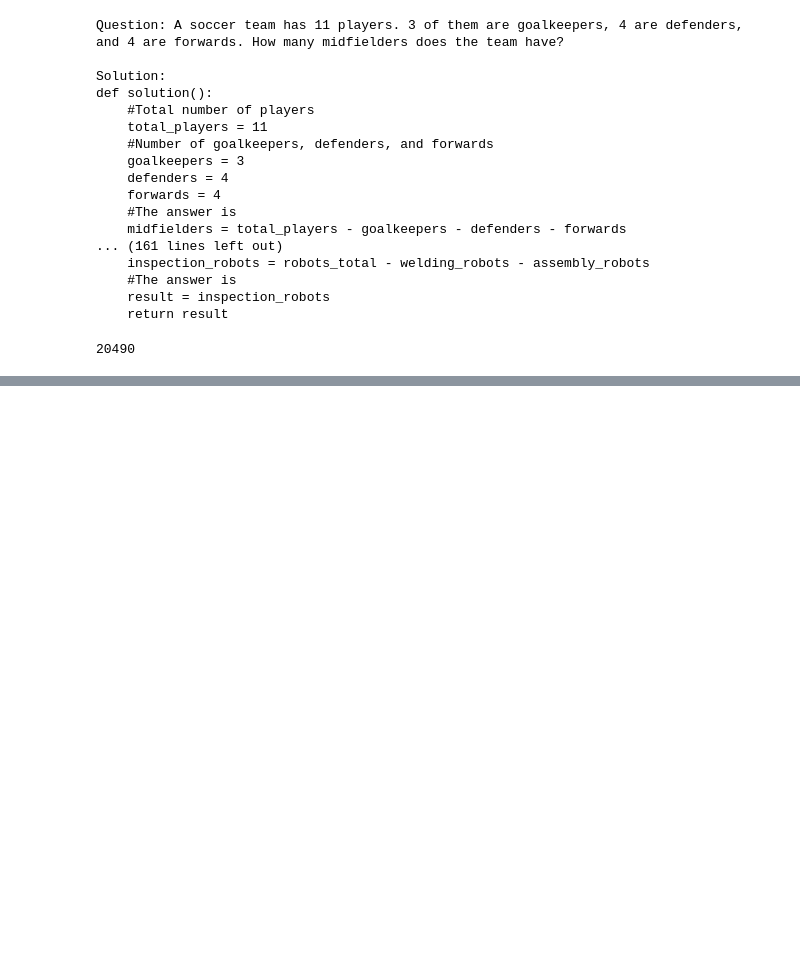
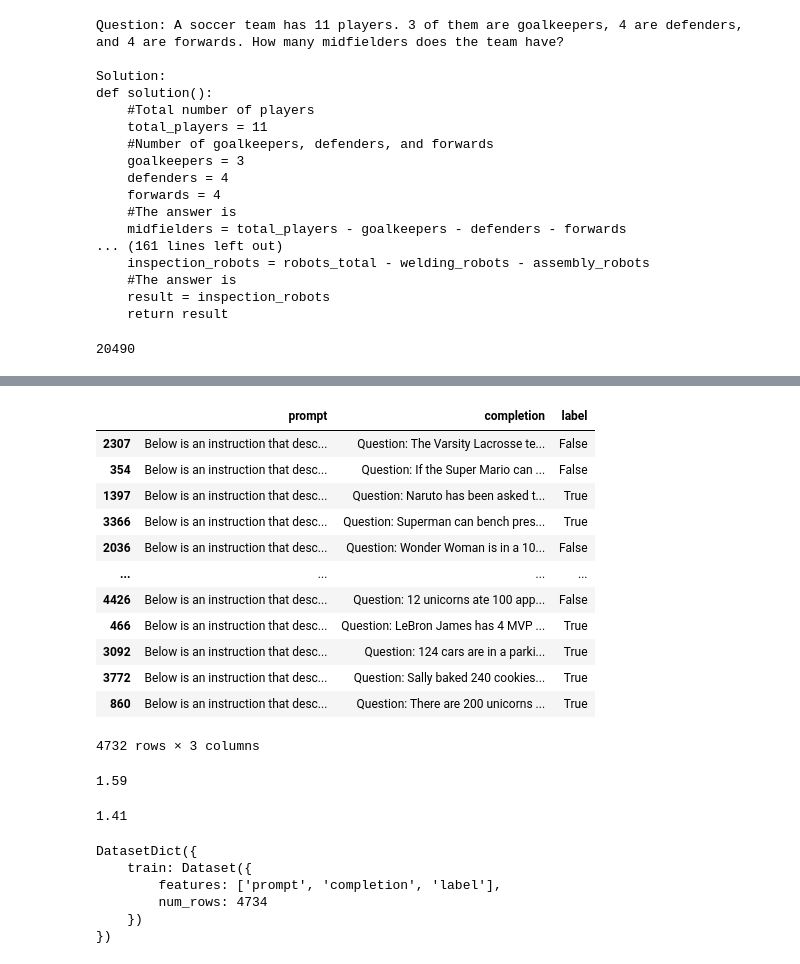
Before and after one commit to bryanchrist/llama2-70b, a Jupyter notebook: Parse_MATHWELL_Unannotated.ipynb, the cells around one changed output, grey strips where cells are left out. Cells and saved outputs as stored; diff of their text form; code cells hidden in the pictures; blank space fills up the shorter version.

```diff
--- a/Parse_MATHWELL_Unannotated.ipynb
+++ b/Parse_MATHWELL_Unannotated.ipynb
@@ -484,0 +543,38 @@ with open('data/full_train.json', 'w') as file:
+# %%
+annotations = annotations[['prompt', 'completion', 'label']]
+annotations = annotations.dropna()
+annotations.to_csv('data/kto.csv', index=False)
+annotations
+# %% [output]
+|  | prompt | completion | label |
+| 2307 | Below is an instruction that desc... | Question: The Varsity Lacrosse te... | False |
+| 354 | Below is an instruction that desc... | Question: If the Super Mario can ... | False |
+| 1397 | Below is an instruction that desc... | Question: Naruto has been asked t... | True |
+| 3366 | Below is an instruction that desc... | Question: Superman can bench pres... | True |
+| 2036 | Below is an instruction that desc... | Question: Wonder Woman is in a 10... | False |
+| ... | ... | ... | ... |
+| 4426 | Below is an instruction that desc... | Question: 12 unicorns ate 100 app... | False |
+| 466 | Below is an instruction that desc... | Question: LeBron James has 4 MVP ... | True |
+| 3092 | Below is an instruction that desc... | Question: 124 cars are in a parki... | True |
+| 3772 | Below is an instruction that desc... | Question: Sally baked 240 cookies... | True |
+| 860 | Below is an instruction that desc... | Question: There are 200 unicorns ... | True |
+4732 rows × 3 columns
+# %%
+round(annotations['label'].mean()+1, 2)
+# %% [output]
+1.59
+# %%
+round((1-annotations['label'].mean())+1, 2)
+# %% [output]
+1.41
+# %%
+from datasets import load_dataset, Dataset
+dataset = load_dataset('csv', data_files="data/kto.csv")
+dataset
+# %% [output]
+DatasetDict({
+    train: Dataset({
+        features: ['prompt', 'completion', 'label'],
+        num_rows: 4734
+    })
+})
```
Also changed, not shown: parts of 14 cells of this notebook, 3 other files.
